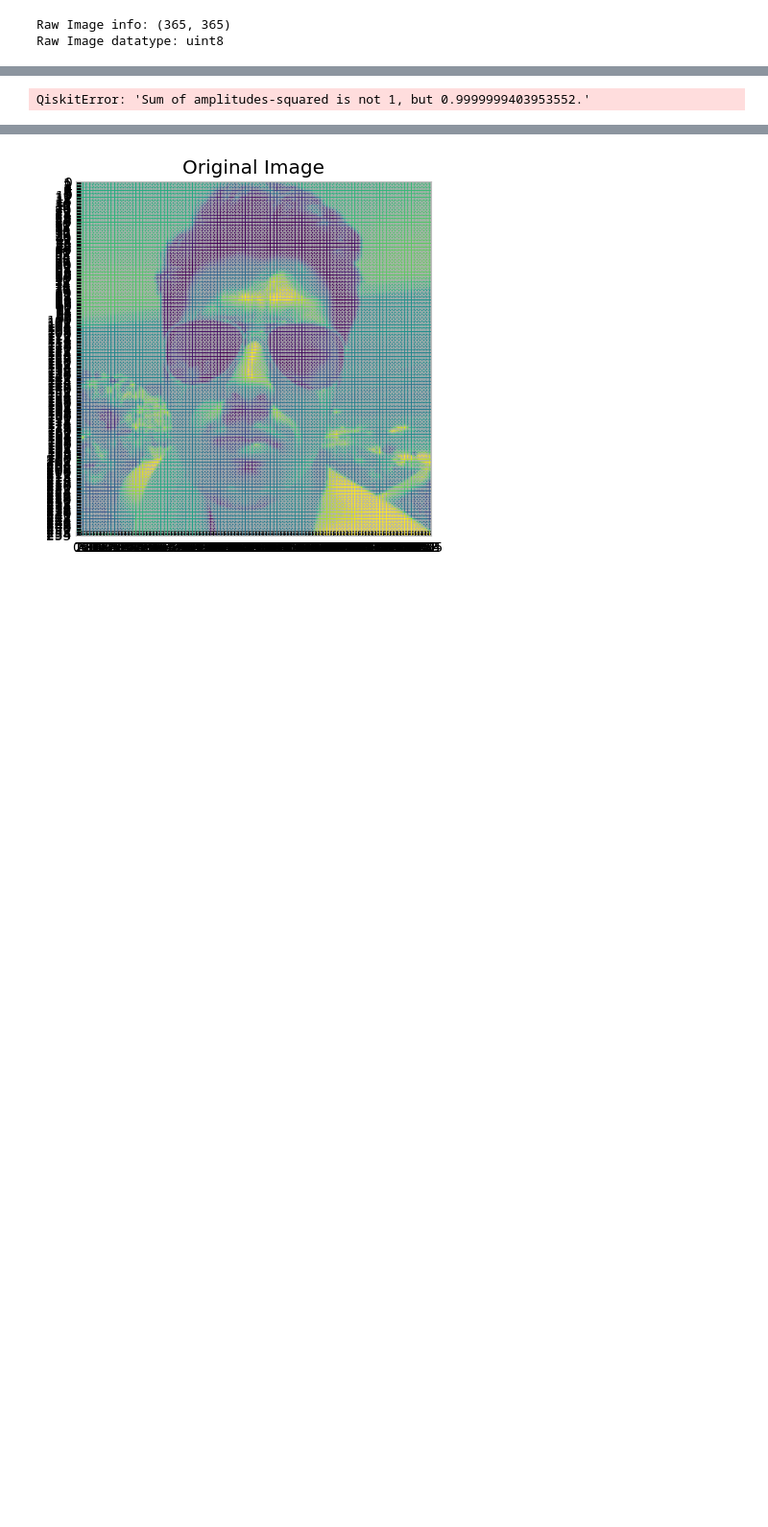
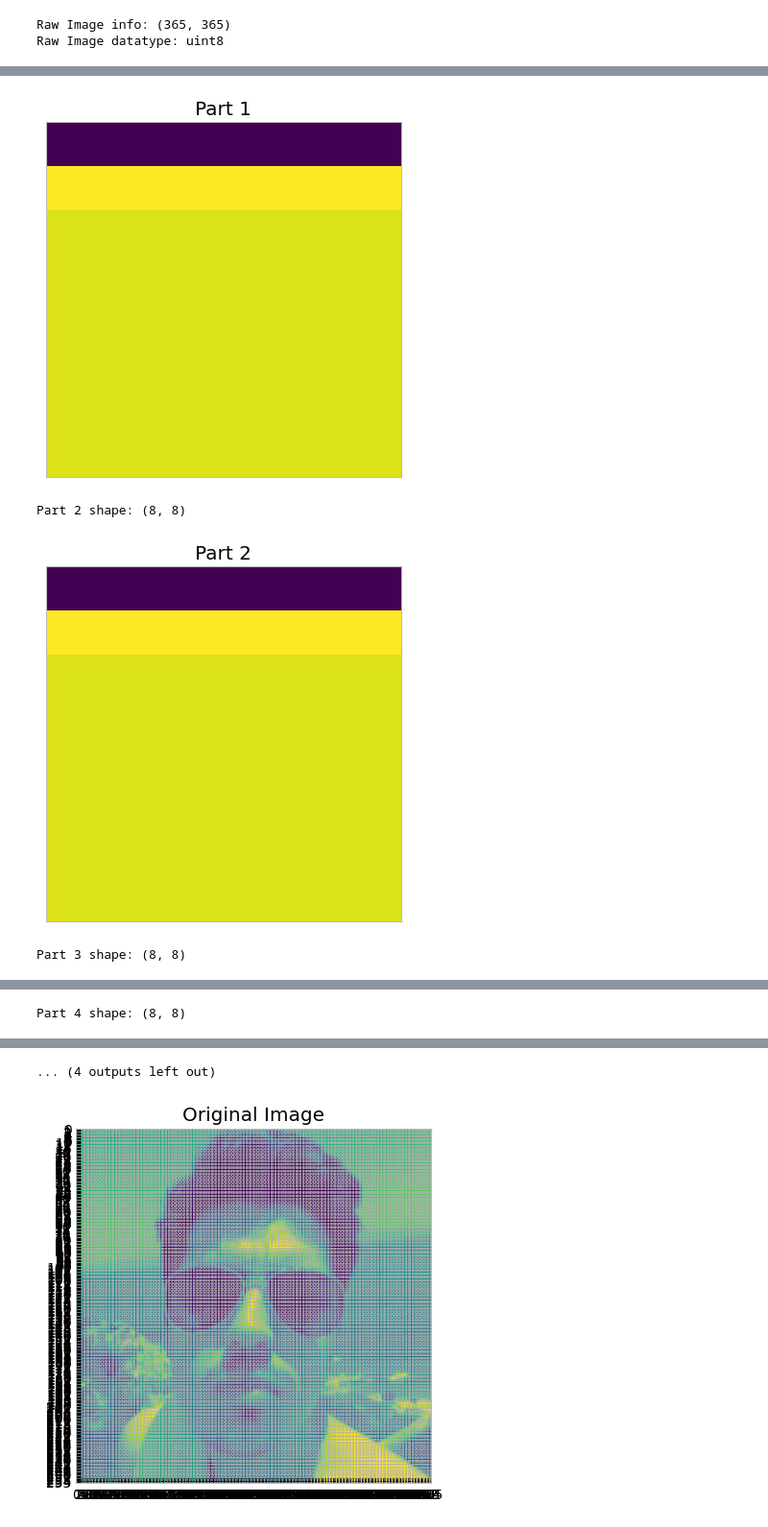
Before and after one commit to HiddenGarcia/AQA, a Jupyter notebook: Main.ipynb, the cells around one changed output, grey strips where cells are left out. Shown at 96% size. Drawn from its saved outputs; the diff is of its cells as text; code cells hidden in the pictures; blank space fills up the shorter version.

```diff
--- a/Main.ipynb
+++ b/Main.ipynb
@@ -313,9 +313,12 @@ def process_part(part, data_qb):
     """
     Processes a single part of the image using quantum edge detection.
     """
-    # Normalize the part
-    image_norm_h = amplitude_encode(part)
-    image_norm_v = amplitude_encode(part.T)
+    # Normalize the part using the improved function
+    image_norm_h = new_amplitude_encode(part)
+    image_norm_h = image_norm_h / np.linalg.norm(image_norm_h)  # Ensure normalization
+
+    image_norm_v = new_amplitude_encode(part.T)
+    image_norm_v = image_norm_v / np.linalg.norm(image_norm_v)  # Ensure normalization
 
     # Define the number of qubits
     anc_qb = 1
@@ -363,8 +366,10 @@ def new_amplitude_encode(img_data):
 
     # Re-normalize to handle floating-point precision issues
     normalized_data /= np.linalg.norm(normalized_data)
-
+    normalized_data = flat_data / norm
+    normalized_data /= np.linalg.norm(normalized_data)  # Ensure normalization
     return normalized_data
+    return normalized_data
 # %%
 def pad_image_to_256(image):
     """
@@ -381,3 +386,10 @@ def pad_image_to_256(image):
     padded_image = np.zeros((new_h, new_w), dtype=image.dtype)
     padded_image[:image.shape[0], :image.shape[1]] = image
     return padded_image
+# %%
+def plot_image(img, title: str):
+    plt.title(title)
+    plt.imshow(img, cmap='viridis')
+    plt.xticks([])  # Remove x-axis ticks
+    plt.yticks([])  # Remove y-axis ticks
+    plt.show()
@@ -384,26 +409,4 @@ def pad_image_to_256(image):
 # %%
-image_raw = image_raw/255.0
-
-image_norm_h = new_amplitude_encode(image_raw)
-
-# Vertical: Transpose of Original image
-image_norm_v = new_amplitude_encode(image_raw.T)
-# Initialize some global variable for number of qubits
-
-# Pad the image if necessary
-def pad_image(image, part_size):
-    """
-    Pads the image with zeros to make its dimensions divisible by part_size.
-    """
-    h, w = image.shape
-    new_h = (h + part_size - 1) // part_size * part_size
-    new_w = (w + part_size - 1) // part_size * part_size
-    padded_image = np.zeros((new_h, new_w))
-    padded_image[:h, :w] = image
-    return padded_image
-
-image_raw = pad_image_to_256(image_raw)
-
 # Define the part size and number of qubits
 part_size = int(np.sqrt(2**6))  # For 6 qubits, part_size = 8
 data_qb = int(np.log2(part_size**2))  # Number of data qubits required
@@ -411,18 +414,36 @@ anc_qb = 1  # Number of ancillary qubits
 total_qb = data_qb + anc_qb
 
 
-pparts = split_image(image_raw, part_size)
+image_raw = pad_image_to_256(image_raw)
+image_raw = pad_image(image_raw, part_size)
+print("Padded image shape:", image_raw.shape)
+image_norm_h = new_amplitude_encode(image_raw)
 
-# Verify the splitting
+# Vertical: Transpose of Original image
+image_norm_v = new_amplitude_encode(image_raw.T)
+# Initialize some global variable for number of qubits
+
+
+image_raw = pad_image_to_256(image_raw)
+
+
+
+
+parts = split_image(image_raw, part_size)
+print(f"Number of parts: {len(parts)}")
 for idx, part in enumerate(parts):
     print(f"Part {idx + 1} shape: {part.shape}")
-
+    # Optionally plot a few parts
+    if idx < 4:
+        plot_image(part, f'Part {idx + 1}')
 # Process each part
 processed_parts = [process_part(part, data_qb) for part in parts]
-
+for idx, processed_part in enumerate(processed_parts):
+    if idx < 4:
+        plot_image(processed_part, f'Processed Part {idx + 1}')
 # Combine the processed parts
 edge_detected_image = combine_parts(processed_parts, image_raw.shape, part_size)
-
+print("Edge detected image shape:", edge_detected_image.shape)
 # Visualize the results
 plot_image(image_raw, 'Original Image')
 plot_image(edge_detected_image, 'Edge Detected Image')
@@ -447 +454,4 @@ Part 1024 shape: (8, 8)
+[figure, added]
-QiskitError: 'Sum of amplitudes-squared is not 1, but 0.9999999403953552.'
+Part 2 shape: (8, 8)
+[figure, added]
+Part 3 shape: (8, 8)
@@ -447,0 +459 @@ QiskitError: 'Sum of amplitudes-squared is not 1, but 0.9999999403953552.'
+Part 4 shape: (8, 8)
@@ -447,0 +481 @@ QiskitError: 'Sum of amplitudes-squared is not 1, but 0.9999999403953552.'
+... (4 outputs left out)
```
Also changed, not shown: parts of 9 cells of this notebook.
